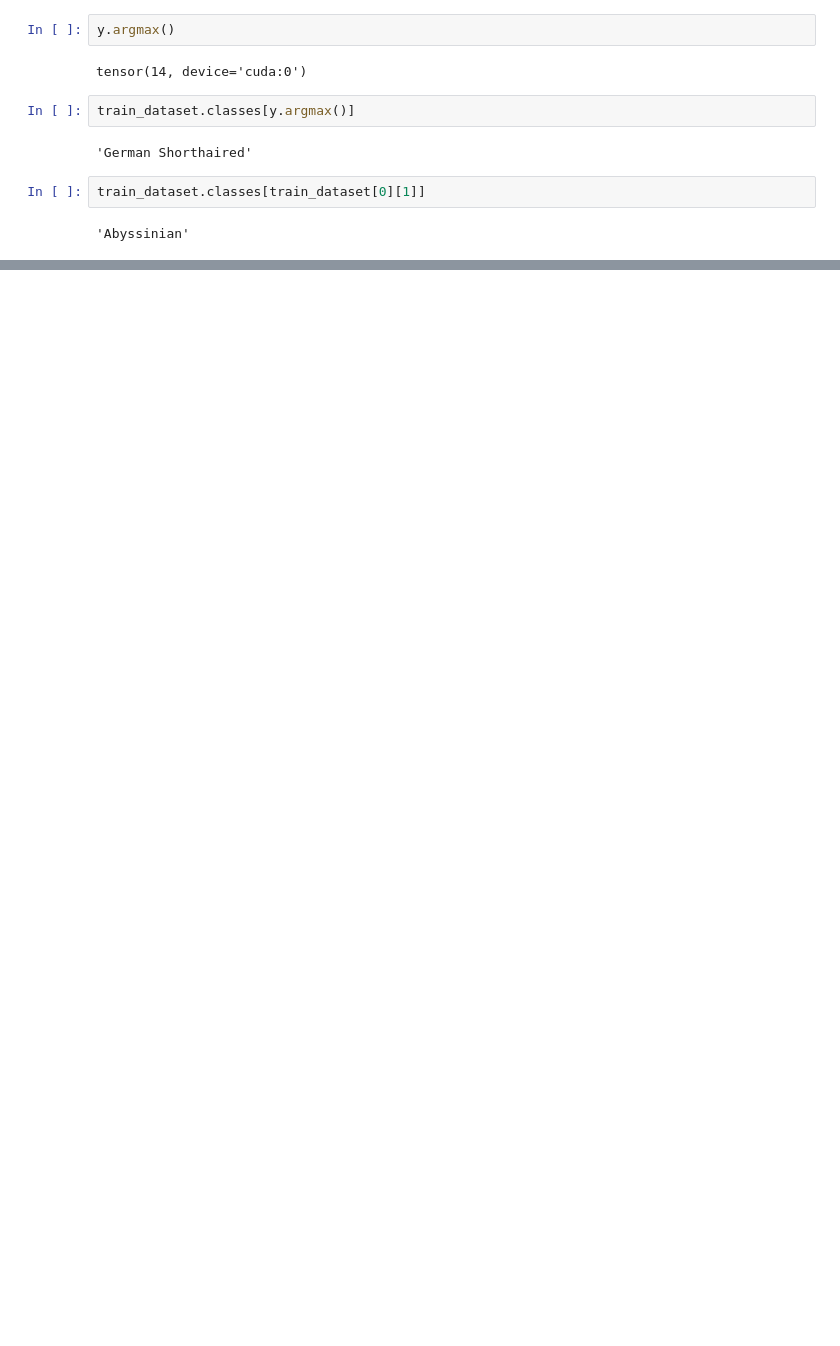
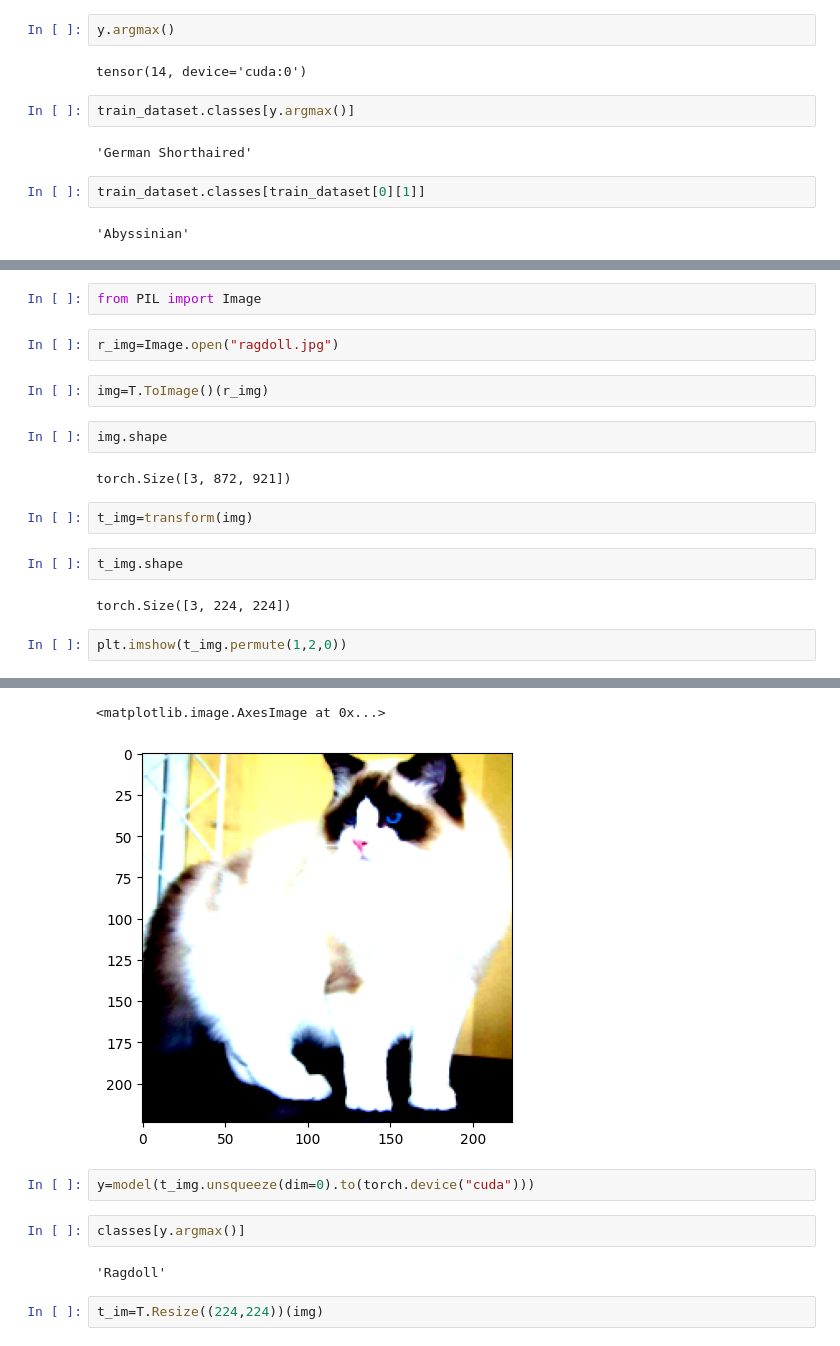
Before and after one commit to Gkemhcs/deeplearning-pytorch-notebooks, a Jupyter notebook: cnn_1.ipynb, the cells around one changed output, grey strips where cells are left out. Cells and saved outputs as stored; diff of their text form; blank space fills up the shorter version.

```diff
--- a/cnn_1.ipynb
+++ b/cnn_1.ipynb
@@ -377,0 +620,19 @@ train_dataset.classes[train_dataset[0][1]]
+# %%
+from PIL import Image
+# %%
+r_img=Image.open("ragdoll.jpg")
+# %%
+img=T.ToImage()(r_img)
+# %%
+img.shape
+# %% [output]
+torch.Size([3, 872, 921])
+# %%
+t_img=transform(img)
+# %%
+t_img.shape
+# %% [output]
+torch.Size([3, 224, 224])
+# %%
+plt.imshow(t_img.permute(1,2,0))
+# %% [output]
@@ -377,0 +640,10 @@ train_dataset.classes[train_dataset[0][1]]
+<matplotlib.image.AxesImage at 0x...>
+[figure, added]
+# %%
+y=model(t_img.unsqueeze(dim=0).to(torch.device("cuda")))
+# %%
+classes[y.argmax()]
+# %% [output]
+'Ragdoll'
+# %%
+t_im=T.Resize((224,224))(img)
```
Also changed, not shown: parts of 36 cells of this notebook.
